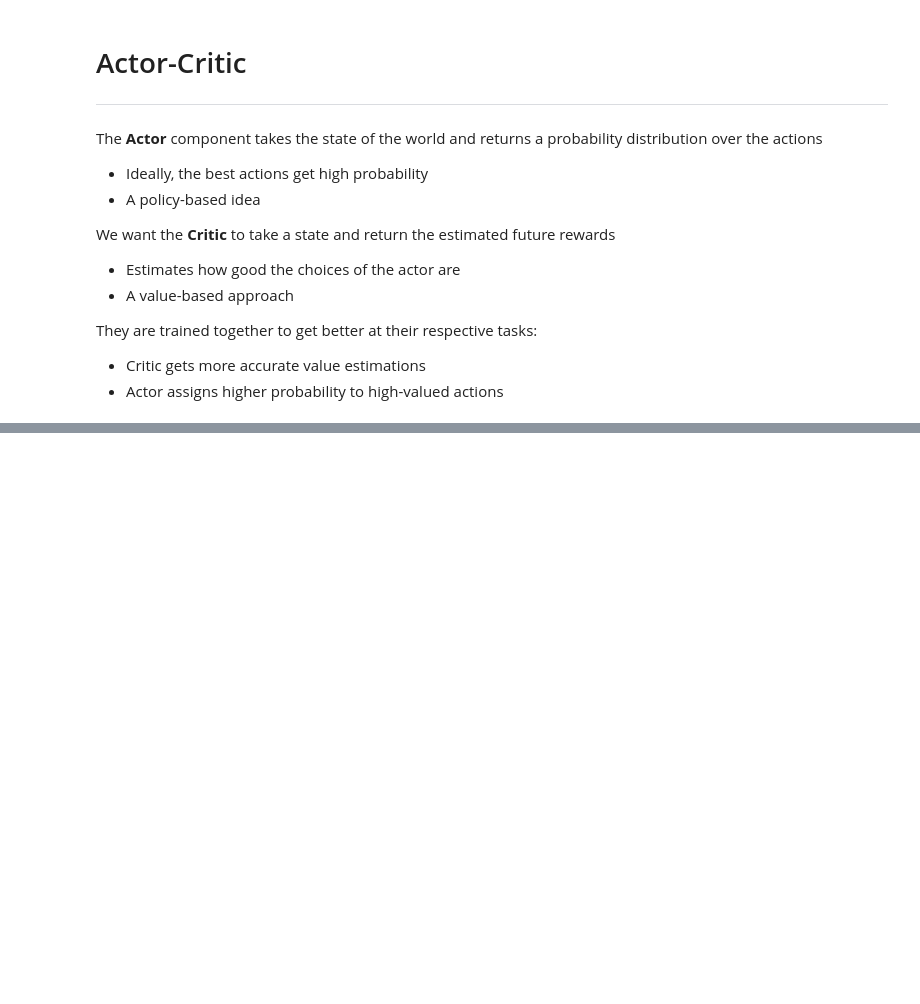
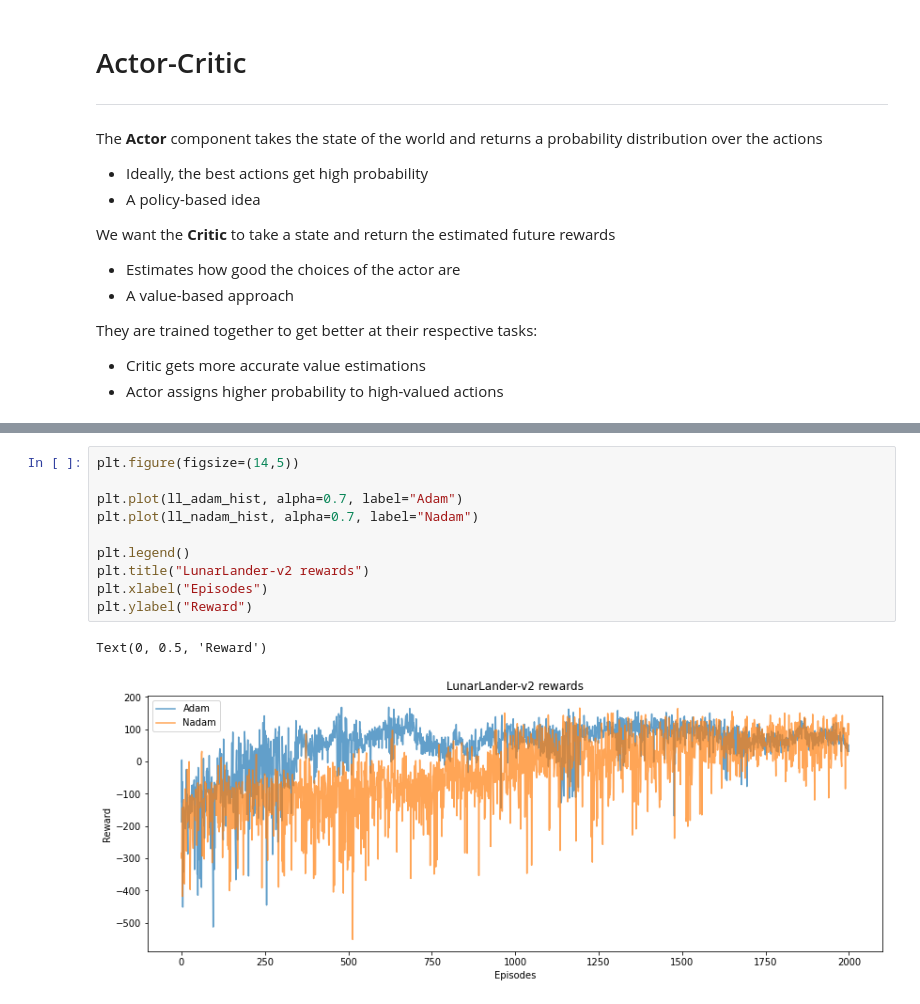
Before and after one commit to nkiehne/jupyter-notebooks, a Jupyter notebook: Intro Reinforcement Learning.ipynb, the cells around one changed output, grey strips where cells are left out. Saved outputs shown, nothing was run; the diff lists cells and outputs as text; blank space fills up the shorter version.

```diff
--- a/Intro Reinforcement Learning.ipynb
+++ b/Intro Reinforcement Learning.ipynb
@@ -829,0 +1173,13 @@ a2c.train(epochs=5000, discount=0.99,
+# %%
+plt.figure(figsize=(14,5))
+
+plt.plot(ll_adam_hist, alpha=0.7, label="Adam")
+plt.plot(ll_nadam_hist, alpha=0.7, label="Nadam")
+
+plt.legend()
+plt.title("LunarLander-v2 rewards")
+plt.xlabel("Episodes")
+plt.ylabel("Reward")
+# %% [output]
+Text(0, 0.5, 'Reward')
+[figure, added]
```
Also changed, not shown: parts of 32 cells of this notebook, 5 other files.
